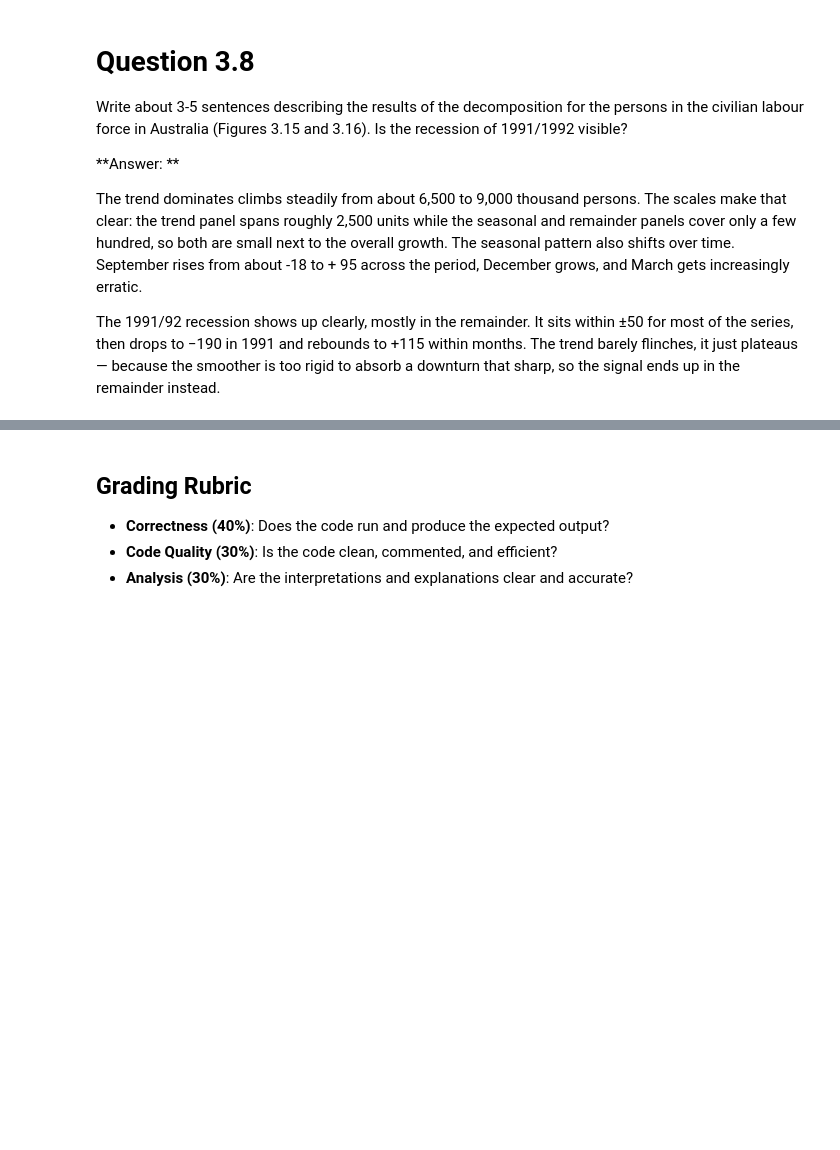
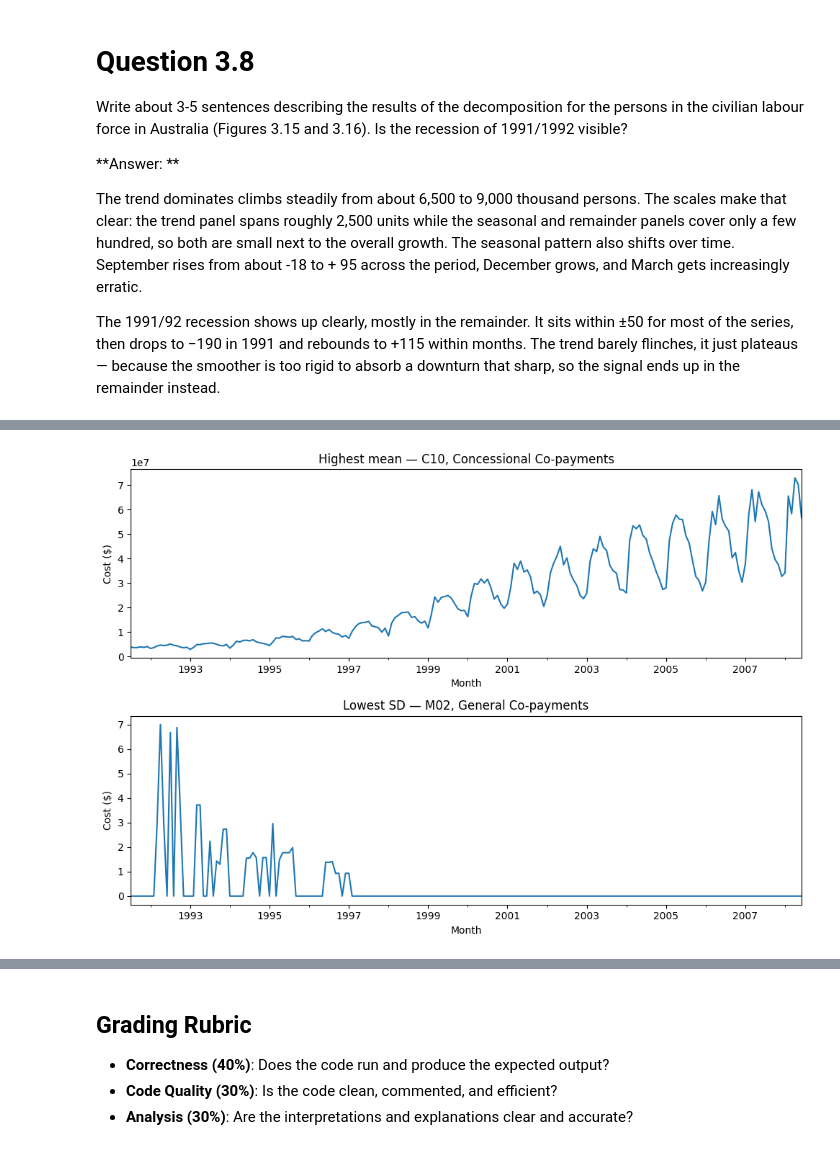
Before and after one commit to VickyGuo0907/DSE6230-forecasting-class-course-materials, a Jupyter notebook: assignments/week02_assignment.ipynb, the cells around one changed output, grey strips where cells are left out. Saved outputs shown, nothing was run; the diff lists cells and outputs as text; code cells hidden in the pictures; blank space fills up the shorter version.

```diff
--- a/assignments/week02_assignment.ipynb
+++ b/assignments/week02_assignment.ipynb
@@ -489,0 +529,24 @@ The 1991/92 recession shows up clearly, mostly in the remainder. It sits within
+# %%
+def get_series(row):
+    m = ((pbs['Concession'] == row['Concession']) &
+         (pbs['Type'] == row['Type']) &
+         (pbs['ATC2'] == row['ATC2']))
+    return pbs.loc[m].set_index('Month')['Cost']
+
+
+fig, axes = plt.subplots(2, 1, figsize=(10, 7))
+
+get_series(highest_mean).plot(ax=axes[0])
+axes[0].set(title=f"Highest mean — {highest_mean['ATC2']}, "
+                  f"{highest_mean['Concession']} {highest_mean['Type']}",
+            ylabel='Cost ($)')
+
+get_series(lowest_std).plot(ax=axes[1])
+axes[1].set(title=f"Lowest SD — {lowest_std['ATC2']}, "
+                  f"{lowest_std['Concession']} {lowest_std['Type']}",
+            ylabel='Cost ($)')
+
+plt.tight_layout()
+plt.show()
+# %% [output]
+[figure, added]
```
Also changed, not shown: parts of 8 cells of this notebook.
